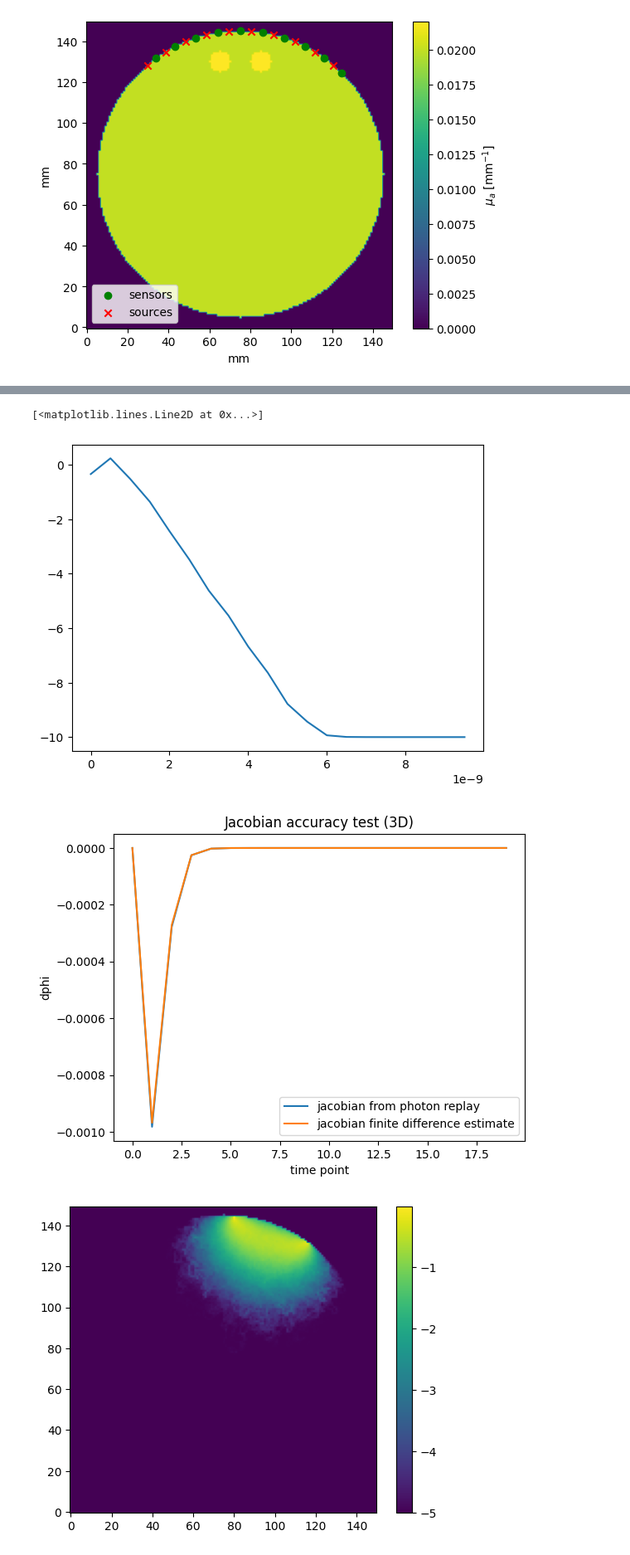
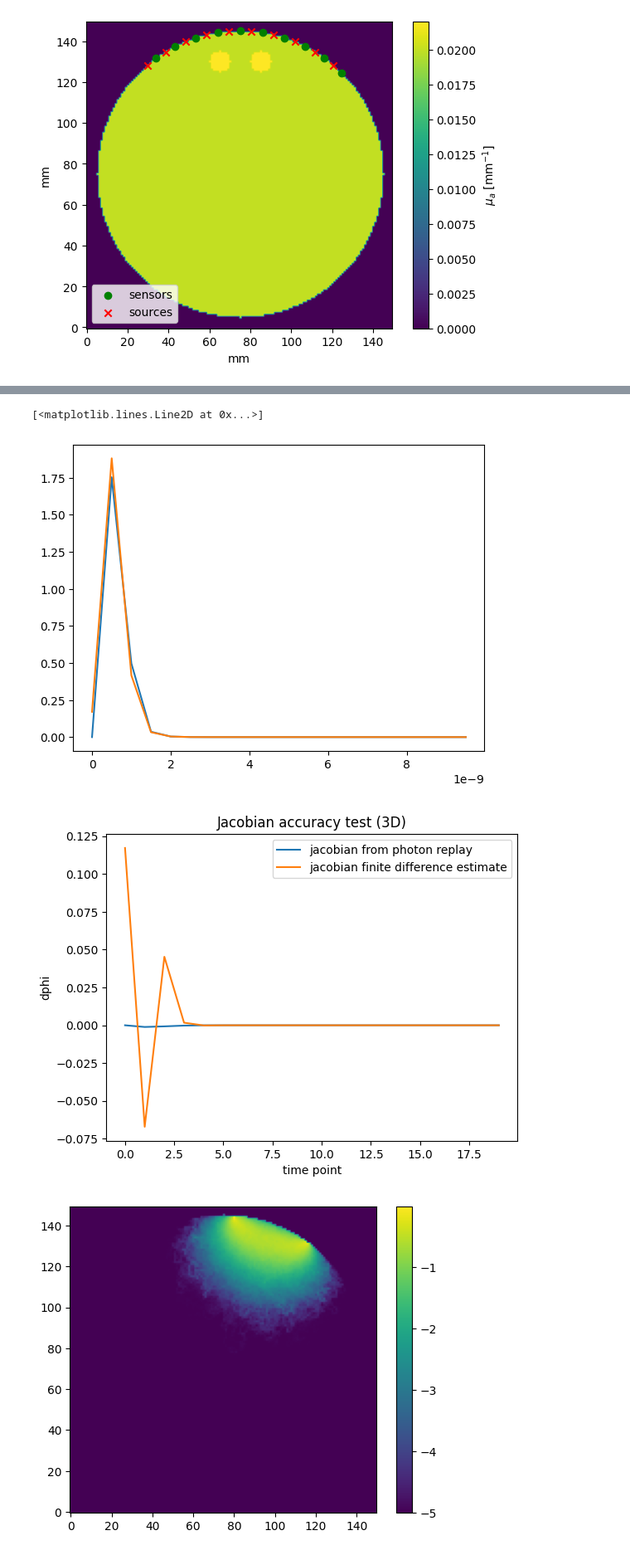
Before and after one commit to neural-imagery/tomography-experiments, a Jupyter notebook: 3d/main.ipynb, the cells around one changed output, grey strips where cells are left out. Shown at 83% size. Drawn from its saved outputs; the diff is of its cells as text; code cells hidden in the pictures.

```diff
--- a/3d/main.ipynb
+++ b/3d/main.ipynb
@@ -14,7 +17,7 @@ from utils import add_ball_to_array, get_cw_data, region_to_mua, get_td_data, de
 # number of voxels in each dimension
 nx = 150
 ny = 150
-nz = 150 # 2d
+nz = 1 # 2d
 r_head = 70 # head radius
 
 # background
@@ -255,20 +233,21 @@ array([[4.56349677e-01, 1.07290440e+01, 2.35823628e+02, 2.36673664e+04,
 # %%
 # for i in range(noptodes):
-plt.plot(t, np.log10(data_bg[:,0] + 1e-10))
+plt.plot(t, (data_bg[:,0] + 1e-10))
+plt.plot(t, (data_true[:,0] + 1e-10))
 # %% [output]
 [<matplotlib.lines.Line2D at 0x...>]
-[figure, old version]
+[figure, new version]
 # %%
-detidx = 1
+detidx = 0
 plt.plot(dphi[:,detidx], label="jacobian from photon replay")
 plt.plot(dphi_fd[:, detidx], label="jacobian finite difference estimate")
 plt.legend()
 plt.xlabel("time point")
 plt.ylabel("dphi")
 plt.title("Jacobian accuracy test (3D)")
 plt.show()
 # %% [output]
-[figure, old version]
+[figure, new version]
 # %%
 plt.imshow((np.log10(res_jac['flux'][nz//2, :, :, 0,1]+1e-5)))
 plt.gca().invert_yaxis()
```
Also changed, not shown: parts of 30 cells of this notebook, 4 other files.
